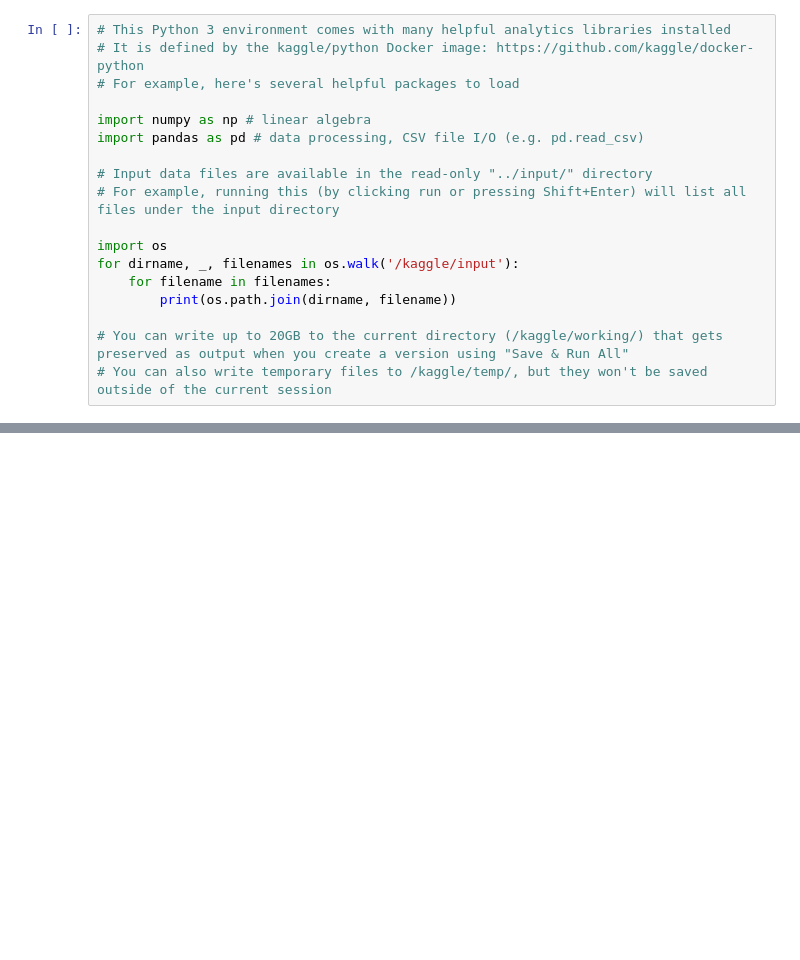
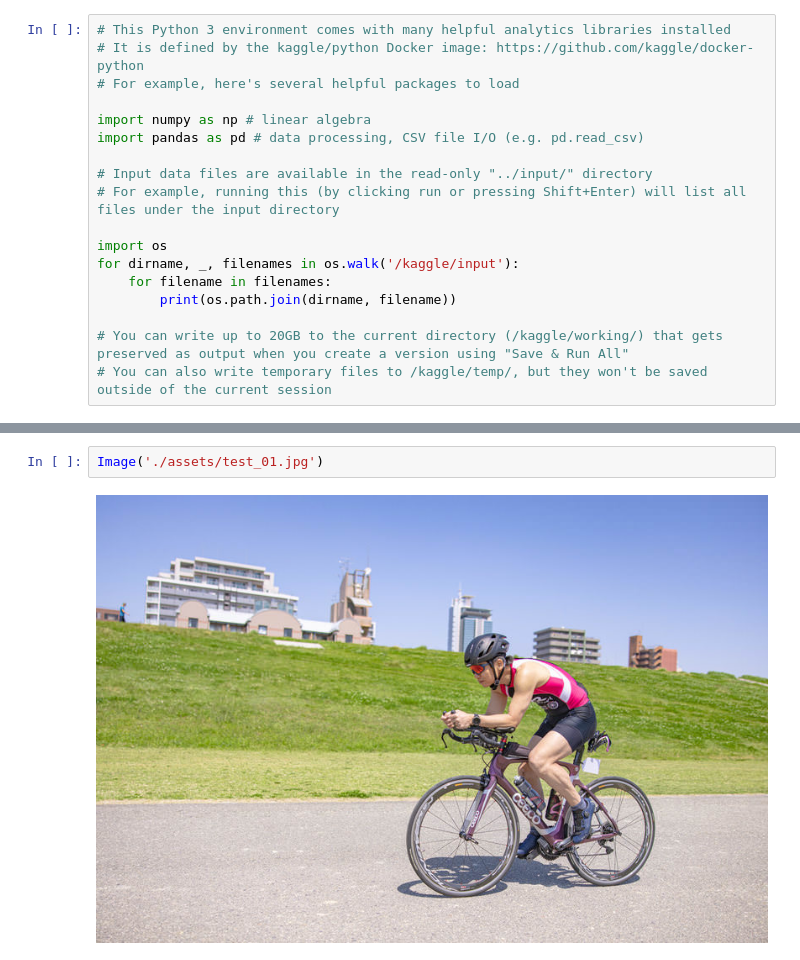
Before and after one commit to AleksandrMorozov123/Computer-vision-with-PyTorch, a Jupyter notebook: yolo-from-scratch.ipynb, the cells around one changed output, grey strips where cells are left out. Saved outputs shown, nothing was run; the diff lists cells and outputs as text; blank space fills up the shorter version.

```diff
--- a/yolo-from-scratch.ipynb
+++ b/yolo-from-scratch.ipynb
@@ -319,0 +121,4 @@ for images, targets in dataloader:
+# %%
+Image('./assets/test_01.jpg')
+# %% [output]
+[figure, added]
```
Also changed, not shown: parts of 30 cells of this notebook.
